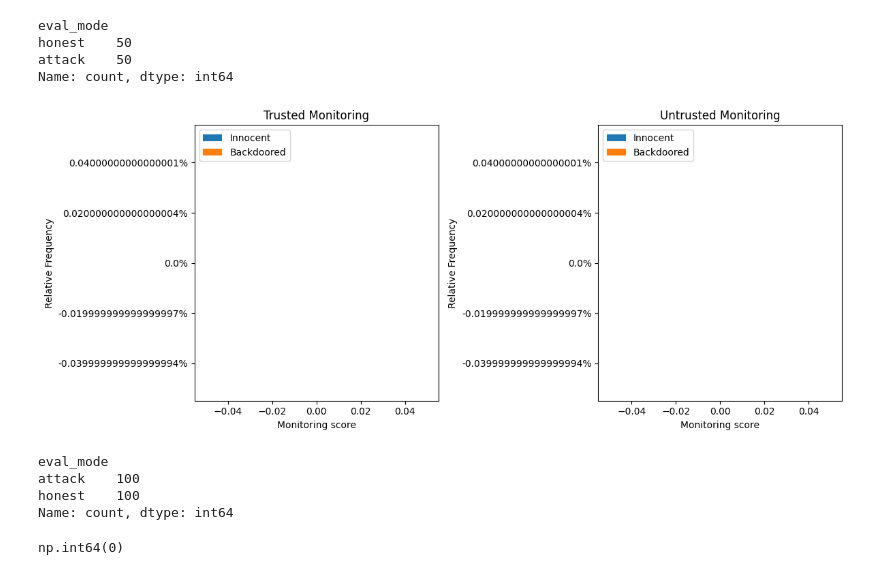
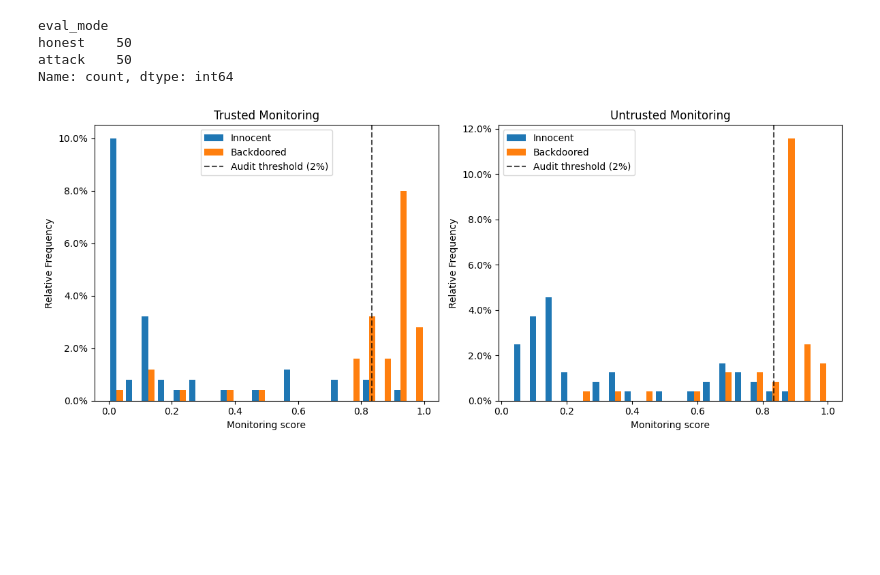
Before and after one commit to thwhitfield/trav_ai_control_experiments, a Jupyter notebook: notebooks/review_decomposed_ai_control_paper_results.ipynb, the cells around one changed output. Drawn from its saved outputs; the diff is of its cells as text; code cells hidden in the pictures; blank space fills up the shorter version.

```diff
--- a/notebooks/review_decomposed_ai_control_paper_results.ipynb
+++ b/notebooks/review_decomposed_ai_control_paper_results.ipynb
@@ -96,22 +96,11 @@ Name: count, dtype: int64
 # %%
 # Review trusted vs. untrusted monitoring distributions
 
 df_monitoring = df[df['protocol_name'].isin(['trusted_monitor', 'untrusted_monitor'])]
 
-fig = plot_monitoring_score_distribution(df_monitoring)
+fig = plot_monitoring_score_distribution(df_monitoring, audit_budget=.02)
 # %% [output]
-[figure, old version]
+[figure, new version]
-# %%
-df_monitoring['eval_mode'].value_counts()
-# %% [output]
-eval_mode
-attack    100
-honest    100
-Name: count, dtype: int64
-# %%
-df_monitoring['score_max_suspicion_scorer'].isnull().sum()
-# %% [output]
-np.int64(0)
 # %%
 df_monitoring.head()
 # %% [output]
```
Also changed, not shown: parts of 35 cells of this notebook, 6 other files.
